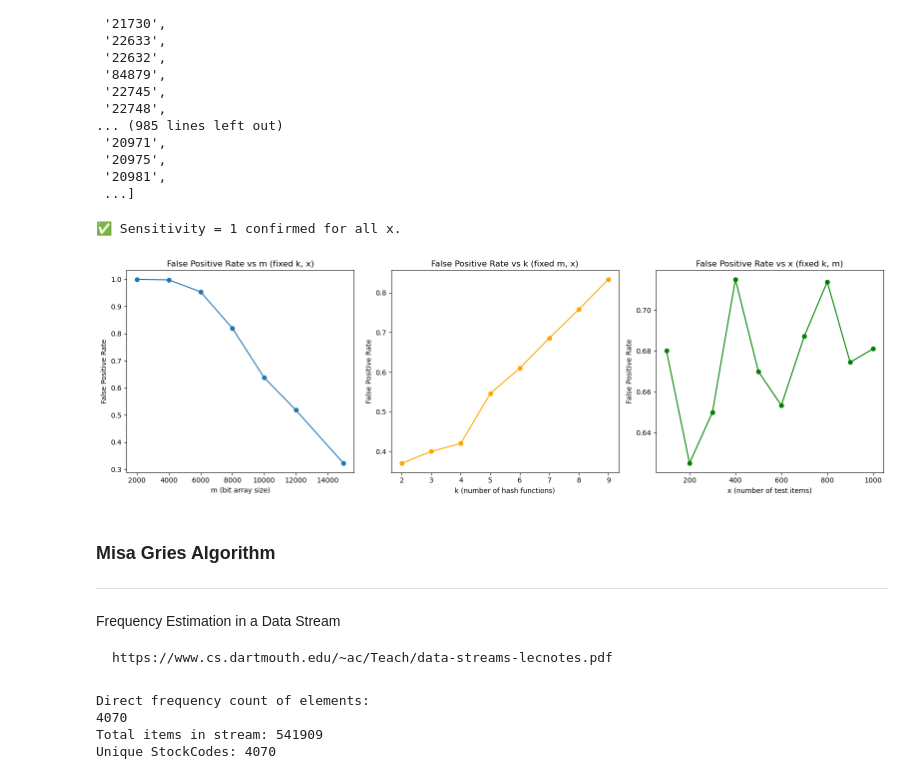
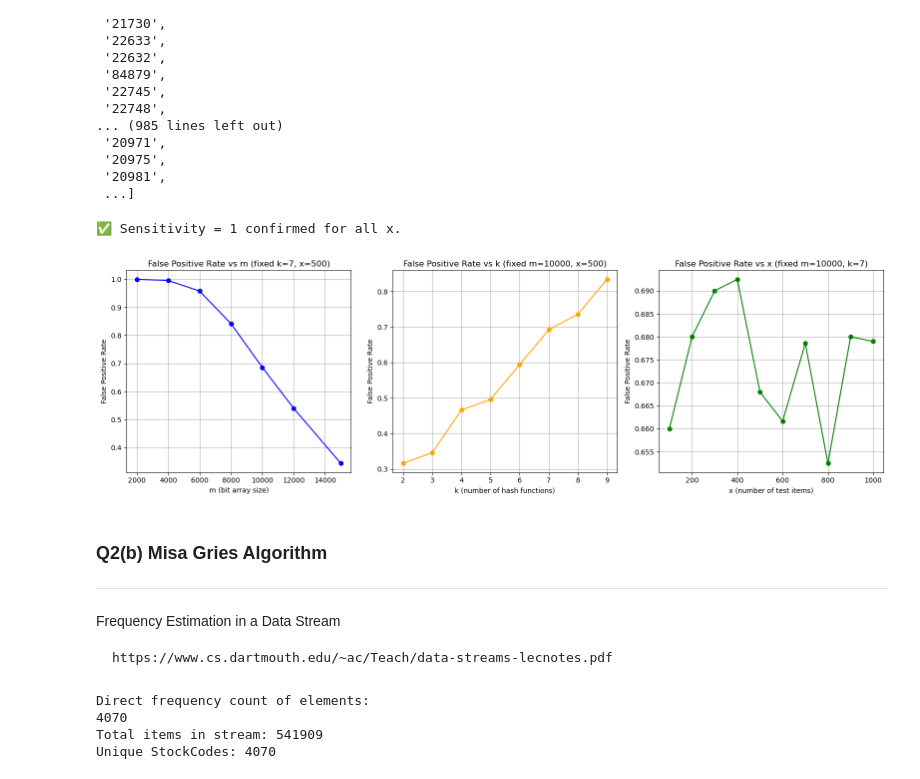
Before and after one commit to ArhanJain707/DataScience-Assignment-1, a Jupyter notebook: main.ipynb, the cells around one changed output. Saved outputs shown, nothing was run; the diff lists cells and outputs as text; code cells hidden in the pictures.

````diff
--- a/main.ipynb
+++ b/main.ipynb
@@ -216,12 +245,12 @@ uniqueStkCodes
 # %%
 x_values = [100, 200, 300, 400, 500, 600, 700, 800, 900, 1000]
 
-# fixed params
+# Fixed parameters
 fixed_m = 10000
 fixed_k = 7
 fixed_x = 500
 
-# ---------- Experiment 1: Vary m ----------
+# Experiment 1: Vary m
 m_values = [2000, 4000, 6000, 8000, 10000, 12000, 15000]
 fpr_m = []
 
@@ -230,12 +259,18 @@ for m in m_values:
     for code in uniqueStkCodes:
         bf.addElement(code)
 
-    not_present = [f"FAKE_{random.randint(0,999999)}" for _ in range(fixed_x)]
+    # Generate non-present items, ensuring no overlap with uniqueStkCodes
+    not_present = []
+    while len(not_present) < fixed_x:
+        fake_code = f"FAKE_{random.randint(0, 999999)}"
+        if fake_code not in uniqueStkCodes:
+            not_present.append(fake_code)
+
     false_positives = sum(bf.existCheck(x) for x in not_present)
     fpr = false_positives / fixed_x
     fpr_m.append(fpr)
 
-# ---------- Experiment 2: Vary k ----------
+# Experiment 2: Vary k
 k_values = [2, 3, 4, 5, 6, 7, 8, 9]
 fpr_k = []
 
@@ -244,12 +279,17 @@ for k in k_values:
     for code in uniqueStkCodes:
         bf.addElement(code)
 
-    not_present = [f"FAKE_{random.randint(0,999999)}" for _ in range(fixed_x)]
+    not_present = []
+    while len(not_present) < fixed_x:
+        fake_code = f"FAKE_{random.randint(0, 999999)}"
+        if fake_code not in uniqueStkCodes:
+            not_present.append(fake_code)
+
     false_positives = sum(bf.existCheck(x) for x in not_present)
     fpr = false_positives / fixed_x
     fpr_k.append(fpr)
 
-# ---------- Experiment 3: Vary x ----------
+# Experiment 3: Vary x
 fpr_x = []
 
 for x in x_values:
@@ -257,52 +297,62 @@ for x in x_values:
     for code in uniqueStkCodes:
         bf.addElement(code)
 
-    not_present = [f"FAKE_{random.randint(0,999999)}" for _ in range(x)]
+    not_present = []
+    while len(not_present) < x:
+        fake_code = f"FAKE_{random.randint(0, 999999)}"
+        if fake_code not in uniqueStkCodes:
+            not_present.append(fake_code)
+
     false_positives = sum(bf.existCheck(i) for i in not_present)
     fpr = false_positives / x
     fpr_x.append(fpr)
 
-# ---------- Sensitivity Test ----------
-# Sensitivity (should be 1)
+# Sensitivity Test
 bf = BloomFilter(size=fixed_m, hashfuncCnt=fixed_k)
 for code in uniqueStkCodes:
     bf.addElement(code)
 
 for x in x_values:
     present = random.sample(uniqueStkCodes, min(x, len(uniqueStkCodes)))
     true_positives = sum(bf.existCheck(i) for i in present)
     sensitivity = true_positives / len(present)
-    assert abs(sensitivity - 1.0) < 1e-6, "Sensitivity check failed!"
+    assert abs(sensitivity - 1.0) < 1e-6, f"Sensitivity check failed for x={x}!"
 print("✅ Sensitivity = 1 confirmed for all x.")
 
-# ---------- Plot Results ----------
-plt.figure(figsize=(16,5))
+# Plot Results with Matplotlib
+plt.figure(figsize=(16, 5))
 
-plt.subplot(1,3,1)
-plt.plot(m_values, fpr_m, marker='o')
-plt.title("False Positive Rate vs m (fixed k, x)")
+# Plot 1: FPR vs m
+plt.subplot(1, 3, 1)
+plt.plot(m_values, fpr_m, marker='o', color='blue')
+plt.title("False Positive Rate vs m (fixed k=7, x=500)")
 plt.xlabel("m (bit array size)")
 plt.ylabel("False Positive Rate")
+plt.grid(True)
 
-plt.subplot(1,3,2)
+# Plot 2: FPR vs k
+plt.subplot(1, 3, 2)
 plt.plot(k_values, fpr_k, marker='o', color='orange')
-plt.title("False Positive Rate vs k (fixed m, x)")
+plt.title("False Positive Rate vs k (fixed m=10000, x=500)")
 plt.xlabel("k (number of hash functions)")
 plt.ylabel("False Positive Rate")
+plt.grid(True)
 
-plt.subplot(1,3,3)
+# Plot 3: FPR vs x
+plt.subplot(1, 3, 3)
 plt.plot(x_values, fpr_x, marker='o', color='green')
-plt.title("False Positive Rate vs x (fixed k, m)")
+plt.title("False Positive Rate vs x (fixed m=10000, k=7)")
 plt.xlabel("x (number of test items)")
 plt.ylabel("False Positive Rate")
+plt.grid(True)
 
 plt.tight_layout()
 plt.show()
 # %% [output]
 ✅ Sensitivity = 1 confirmed for all x.
-[figure, old version]
+[figure, new version]
 # %% [markdown]
-### Misa Gries Algorithm
+### Q2(b) Misa Gries Algorithm
 ---
 Frequency Estimation in a Data Stream
 ```
````
Also changed, not shown: parts of 1 cell of this notebook.
